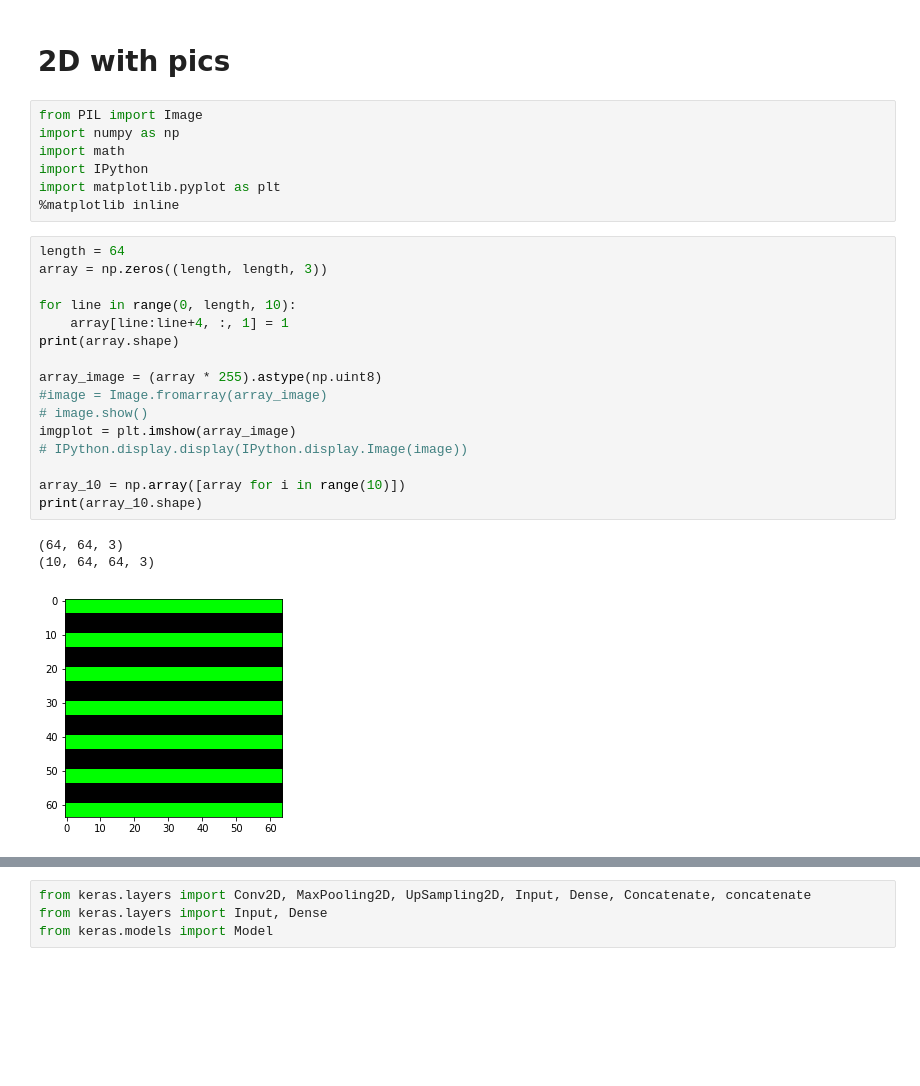
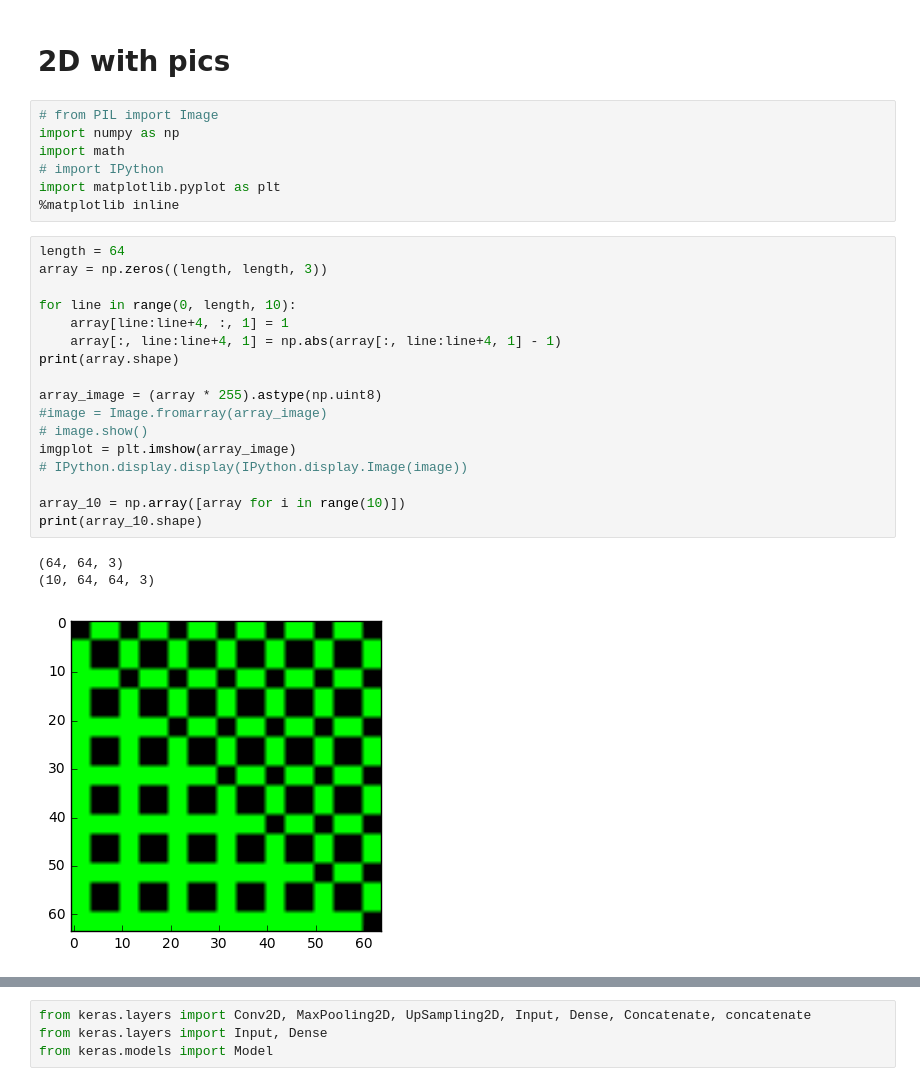
Before and after one commit to litvinanna/neuro_tools, a Jupyter notebook: cnn_autoencoder.ipynb, the cells around one changed output, grey strips where cells are left out. Cells and saved outputs as stored; diff of their text form; blank space fills up the shorter version.

```diff
--- a/cnn_autoencoder.ipynb
+++ b/cnn_autoencoder.ipynb
@@ -44,32 +44,33 @@ model.compile(optimizer='adam', loss='mse')
 # %% [markdown]
 # 2D with pics
 # %%
-from PIL import Image
+# from PIL import Image
 import numpy as np
 import math
-import IPython
+# import IPython
 import matplotlib.pyplot as plt
 %matplotlib inline
 # %%
 length = 64
 array = np.zeros((length, length, 3))
 
 for line in range(0, length, 10):
     array[line:line+4, :, 1] = 1
+    array[:, line:line+4, 1] = np.abs(array[:, line:line+4, 1] - 1)
 print(array.shape)
 
 array_image = (array * 255).astype(np.uint8)
 #image = Image.fromarray(array_image)
 # image.show()
 imgplot = plt.imshow(array_image)
 # IPython.display.display(IPython.display.Image(image))
 
 array_10 = np.array([array for i in range(10)])
 print(array_10.shape)
 # %% [output]
 (64, 64, 3)
 (10, 64, 64, 3)
-[figure, old version]
+[figure, new version]
 # %%
 mask = np.zeros((length, length, 3))
 mask.fill(1)
```
Also changed, not shown: parts of 23 cells of this notebook, 7 other files.
